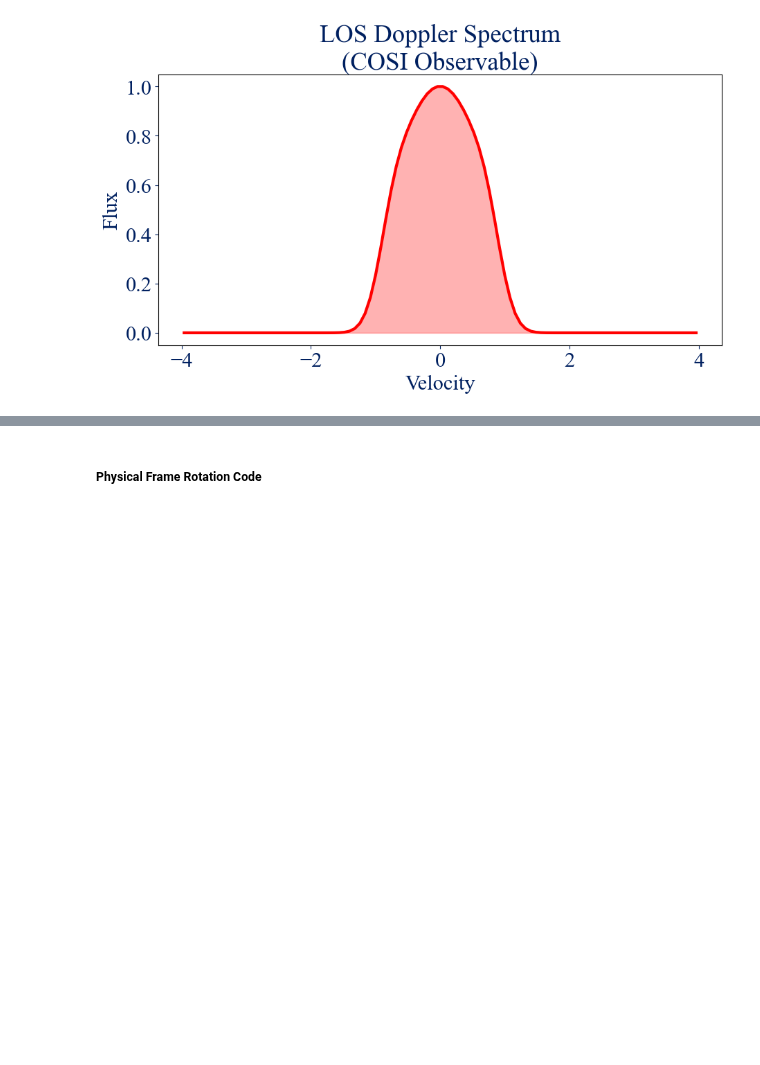
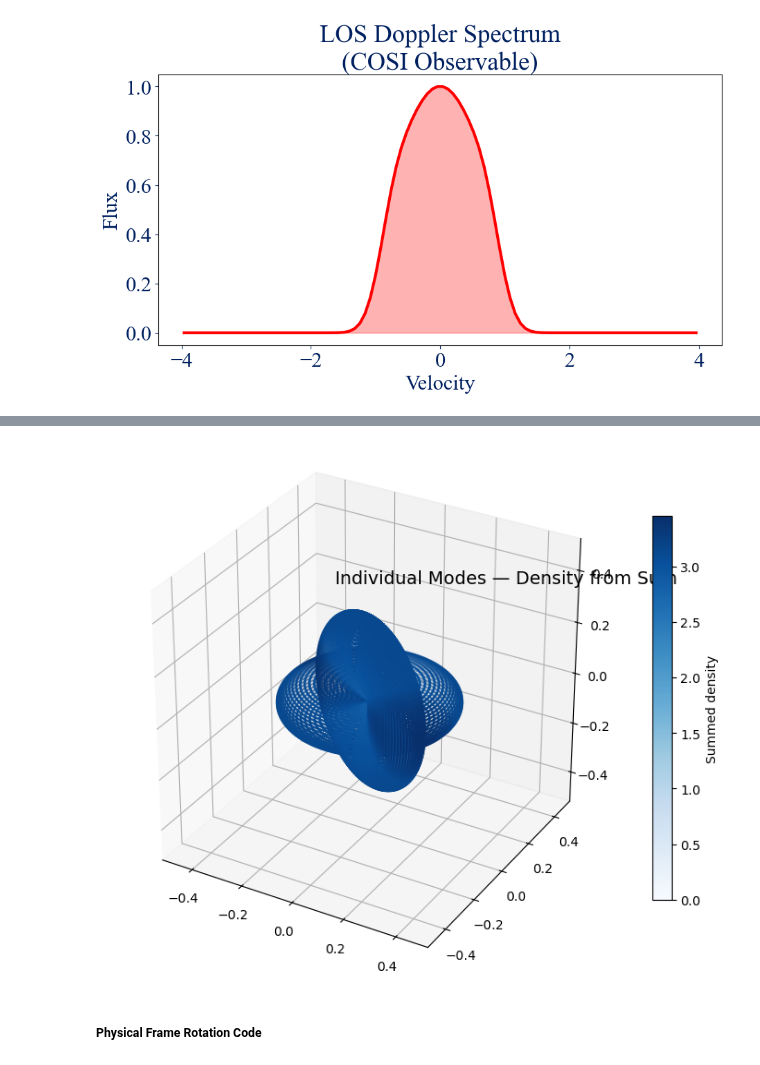
Before and after one commit to avalluvan/cosipy, a Jupyter notebook: docs/unbinned/image_deconvolution/SH_visualization_3.ipynb, the cells around one changed output, grey strips where cells are left out. Cells and saved outputs as stored; diff of their text form; code cells hidden in the pictures; blank space fills up the shorter version.

Commit message:
Ported individual harmonics to a summable function

```diff
--- a/docs/unbinned/image_deconvolution/SH_visualization_3.ipynb
+++ b/docs/unbinned/image_deconvolution/SH_visualization_3.ipynb
@@ -371,3 +306,27 @@ plt.show()
+# %%
+fig, ax = plt.subplots(1, 1, figsize=(9, 9), subplot_kw={'projection': '3d'})
+
+ex   = 0.5
+norm = Normalize(vmin=0, vmax=Y_sum.max())
+
+for mode in modes:
+    if mode['l'] == 0:
+        continue
+    # Each mode's own shape
+    Y_mode               = eval_mode(mode, THETA, PHI, sum_type='unsigned')
+    X_m, Y_m, Z_m       = spherical_to_cartesian(Y_mode, THETA, PHI)
+
+    # Colored by the total summed field at the same (THETA, PHI) indices
+    sc = ax.scatter(X_m, Y_m, Z_m, s=1, c=Y_sum, cmap='Blues', norm=norm)
+
+ax.set_xlim(-ex, ex); ax.set_ylim(-ex, ex); ax.set_zlim(-ex, ex)
+ax.set_box_aspect([1, 1, 1])
+ax.text(x=0, y=1, z=0, s='Individual Modes — Density from Sum', fontsize=14, ha='center')
+
+fig.colorbar(sc, ax=ax, shrink=0.6, label='Summed density')
+plt.show()
+# %% [output]
+[figure, added]
 # %% [markdown]
 ##### Physical Frame Rotation Code
 # %%
```
Also changed, not shown: parts of 21 cells of this notebook.
